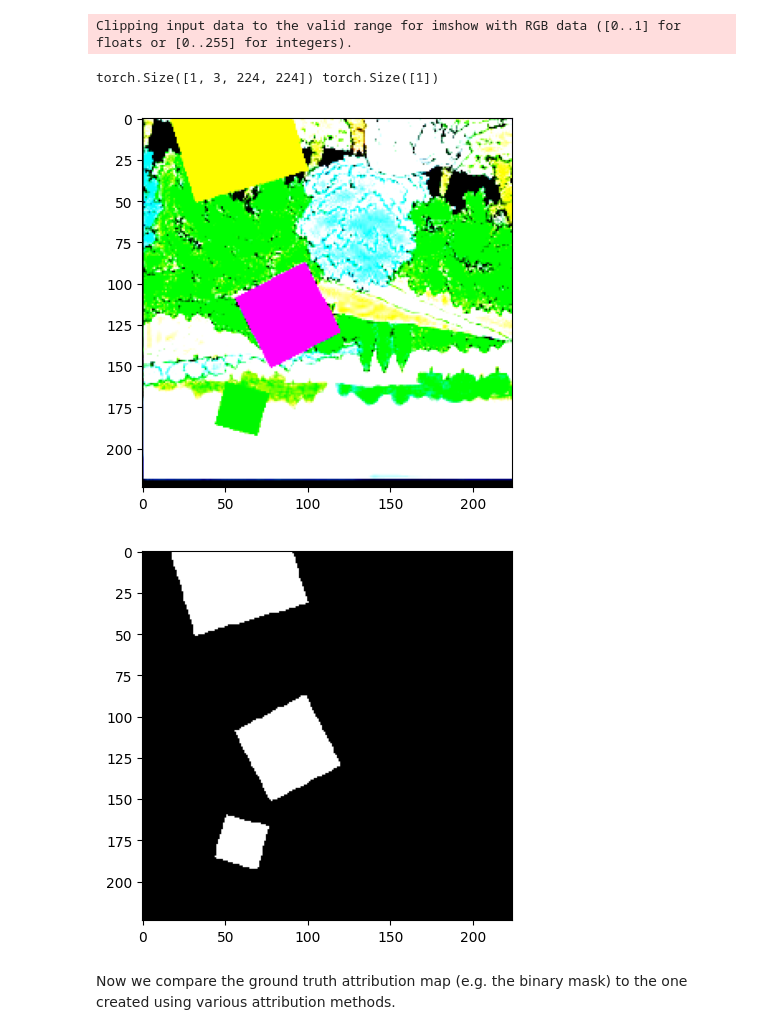
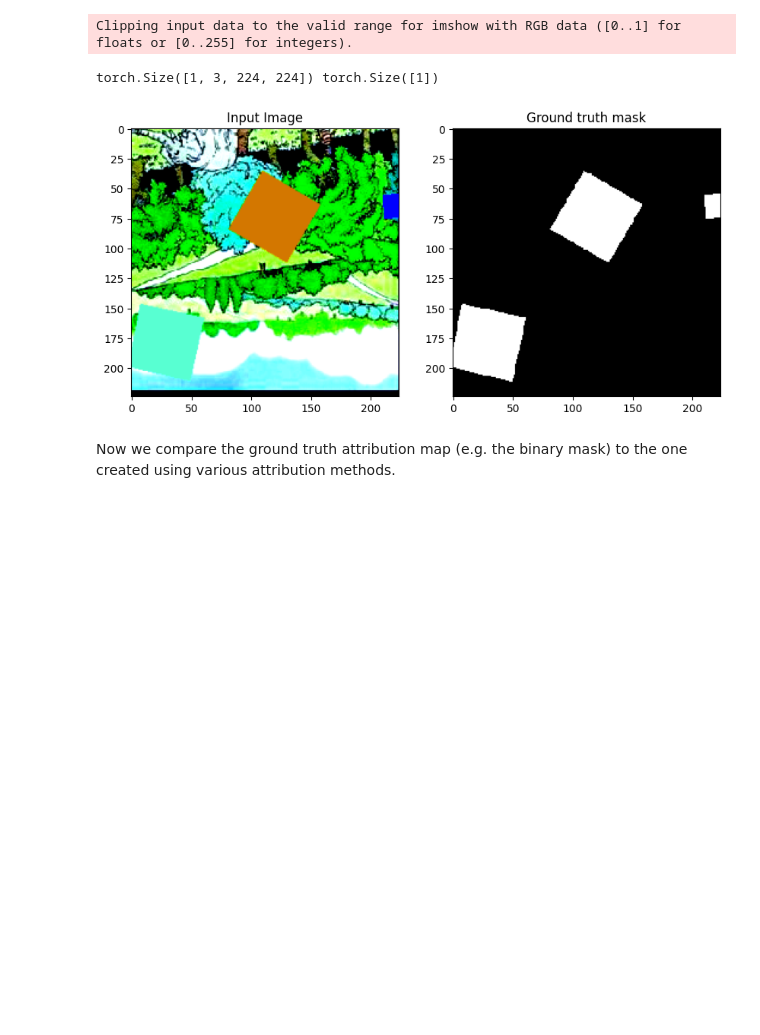
Before and after one commit to liuktc/ML4CV_XAI, a Jupyter notebook: synthetic_test.ipynb, the cells around one changed output. Cells and saved outputs as stored; diff of their text form; code cells hidden in the pictures; blank space fills up the shorter version.

```diff
--- a/synthetic_test.ipynb
+++ b/synthetic_test.ipynb
@@ -50,13 +60,18 @@ test_dl = DataLoader(data_test, BATCH_SIZE, shuffle=False)
 # %%
 for images,mask, labels in test_dl:
     print(images.shape, labels.shape)
+    plt.figure(figsize=(10,5))
+    plt.tight_layout()
+    plt.subplot(1,2,1)
+    plt.title("Input Image")
     plt.imshow(images[0].permute(1,2,0))
-    plt.show()
+    plt.subplot(1,2,2)
+    plt.title("Ground truth mask")
     plt.imshow(mask[0].permute(1,2,0))
-    plt.show()
+
+    plt.savefig("./plots/mask.pdf", bbox_inches='tight', dpi=600)
     break
 # %% [output]
 Clipping input data to the valid range for imshow with RGB data ([0..1] for floats or [0..255] for integers).
 torch.Size([1, 3, 224, 224]) torch.Size([1])
-[figure, old version]
+[figure, new version]
-[figure, removed]
```
Also changed, not shown: parts of 6 cells of this notebook, 11 other files.
